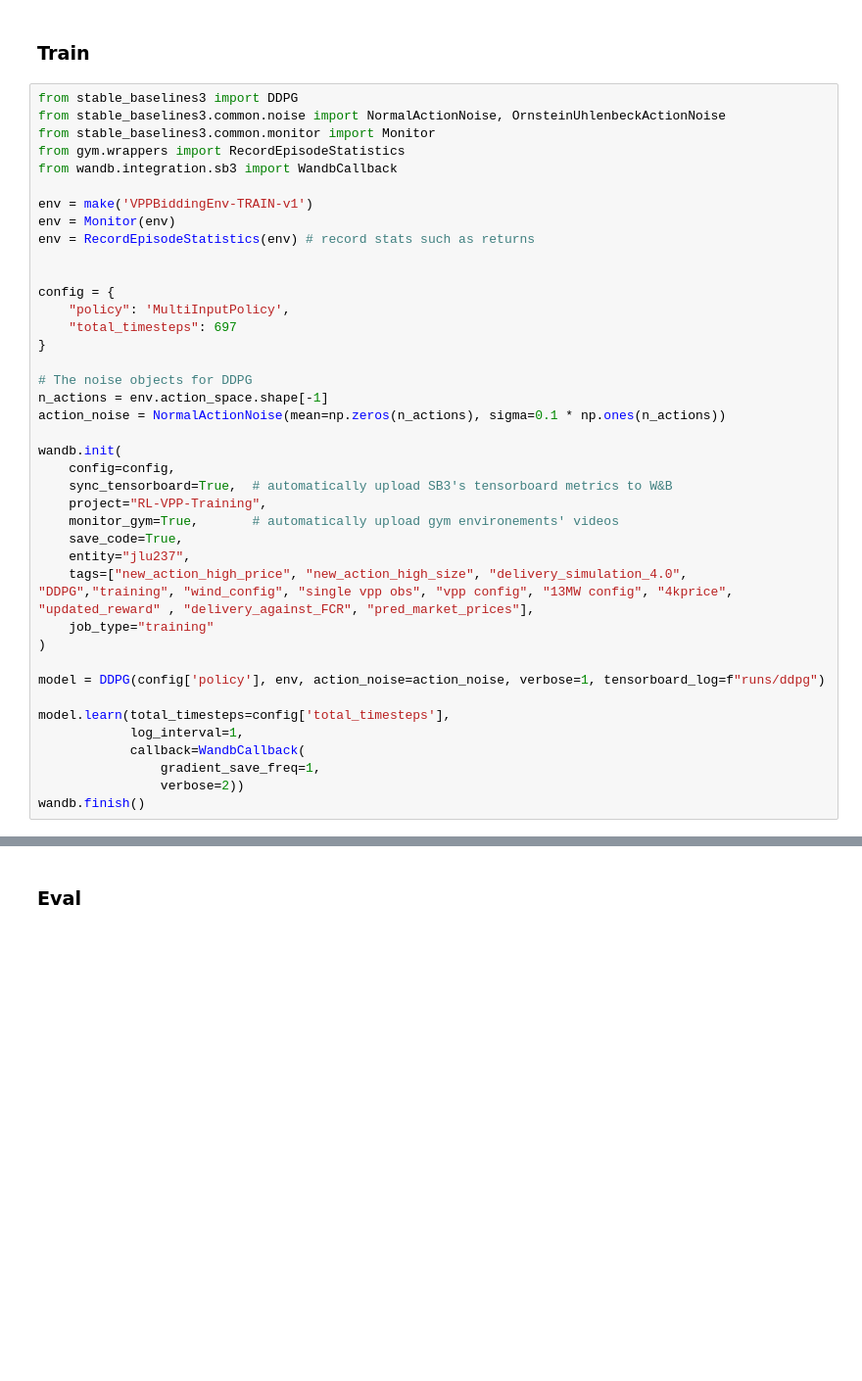
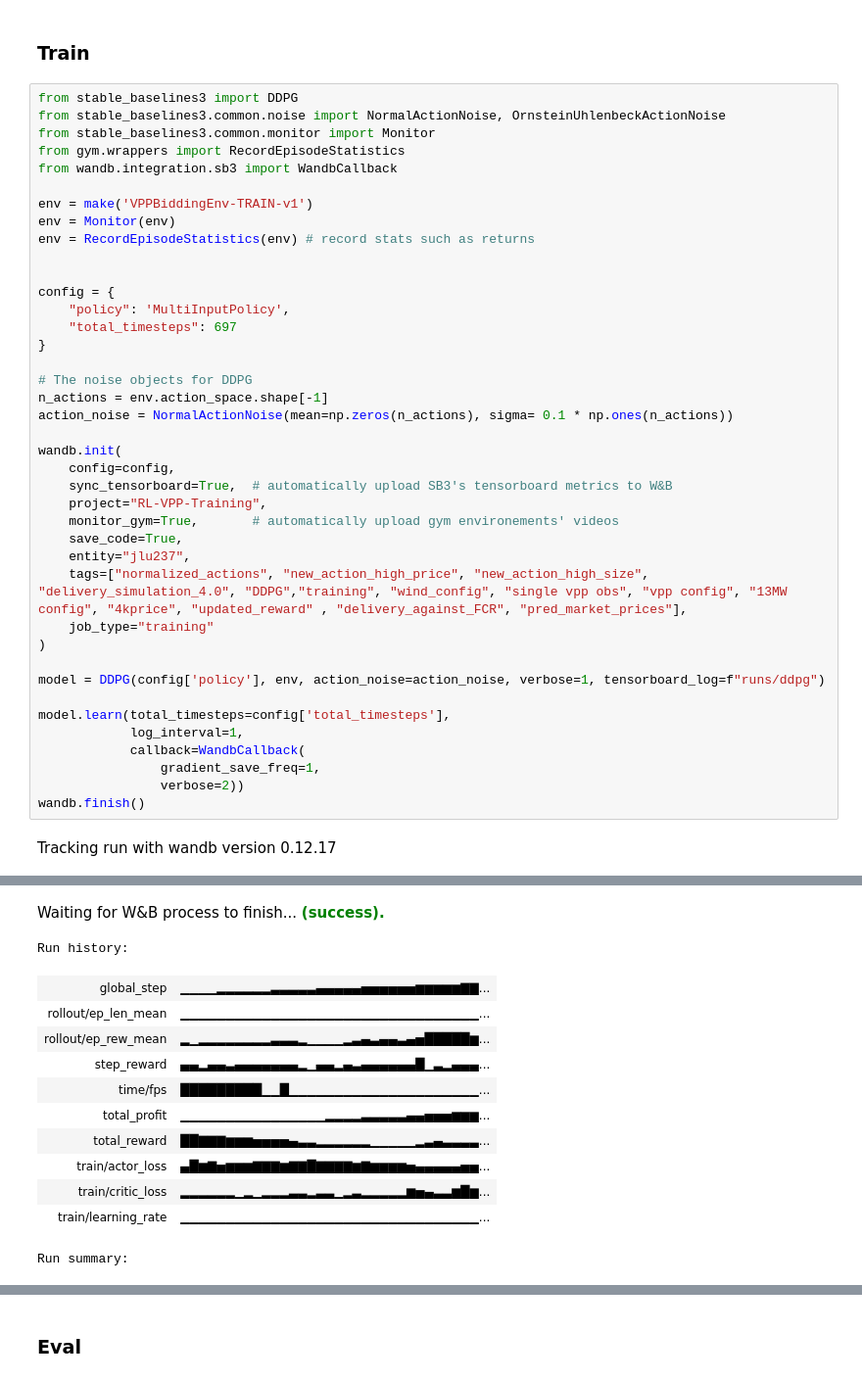
Before and after one commit to jlp237/MA-VPP-RL-bidding, a Jupyter notebook: 02_VPPBiddingEnv.ipynb, the cells around one changed output, grey strips where cells are left out. Shown at 98% size. Saved outputs shown, nothing was run; the diff lists cells and outputs as text; blank space fills up the shorter version.

```diff
--- a/02_VPPBiddingEnv.ipynb
+++ b/02_VPPBiddingEnv.ipynb
@@ -1071,7 +1187,7 @@ config = {
 
 # The noise objects for DDPG
 n_actions = env.action_space.shape[-1]
-action_noise = NormalActionNoise(mean=np.zeros(n_actions), sigma=0.1 * np.ones(n_actions))
+action_noise = NormalActionNoise(mean=np.zeros(n_actions), sigma= 0.1 * np.ones(n_actions))
 
 wandb.init(
     config=config,
@@ -1080,7 +1196,7 @@ wandb.init(
     monitor_gym=True,       # automatically upload gym environements' videos
     save_code=True,
     entity="jlu237",
-    tags=["new_action_high_price", "new_action_high_size", "delivery_simulation_4.0", "DDPG","training", "wind_config", "single vpp obs", "vpp config", "13MW config", "4kprice", "updated_reward" , "delivery_against_FCR", "pred_market_prices"],
+    tags=["normalized_actions", "new_action_high_price", "new_action_high_size", "delivery_simulation_4.0", "DDPG","training", "wind_config", "single vpp obs", "vpp config", "13MW config", "4kprice", "updated_reward" , "delivery_against_FCR", "pred_market_prices"],
     job_type="training"
 )
 
@@ -1092,3 +1208,5 @@ model.learn(total_timesteps=config['total_timesteps'],
                 gradient_save_freq=1,
                 verbose=2))
 wandb.finish()
+# %% [output]
+Tracking run with wandb version 0.12.17
@@ -1094,0 +1233,13 @@ wandb.finish()
+Waiting for W&B process to finish... (success).
+Run history:
+| global_step | ▁▁▁▁▂▂▂▂▂▂▃▃▃▃▃▄▄▄▄▄▅▅▅▅▅▅▆▆▆▆▆▇▇... |
+| rollout/ep_len_mean | ▁▁▁▁▁▁▁▁▁▁▁▁▁▁▁▁▁▁▁▁▁▁▁▁▁▁▁▁▁▁▁▁▁... |
+| rollout/ep_rew_mean | ▂▁▂▂▂▂▂▂▂▂▃▃▃▂▁▁▁▁▂▃▄▃▄▄▃▄▅█████▆... |
+| step_reward | ▄▄▂▄▄▃▄▄▄▄▄▄▄▂▁▄▄▂▄▃▄▄▄▄▄▄█▁▃▂▄▄▄... |
+| time/fps | █████████▁▁█▁▁▁▁▁▁▁▁▁▁▁▁▁▁▁▁▁▁▁▁▁... |
+| total_profit | ▁▁▁▁▁▁▁▁▁▁▁▁▁▁▁▁▂▂▂▂▃▃▃▃▃▄▄▅▅▅▆▆▆... |
+| total_reward | ██▇▇▇▆▆▆▅▅▅▅▄▃▃▂▂▂▂▂▂▁▁▁▁▁▂▃▄▃▃▃▃... |
+| train/actor_loss | ▄█▆▇▅▆▆▆▇▇▇▆▇▇█▇▇▇▇▆▇▆▆▆▆▅▄▄▄▄▄▅▅... |
+| train/critic_loss | ▂▂▂▂▂▂▁▂▁▂▂▂▃▃▂▃▃▁▂▃▂▂▂▂▂▆▅▄▃▃▆█▆... |
+| train/learning_rate | ▁▁▁▁▁▁▁▁▁▁▁▁▁▁▁▁▁▁▁▁▁▁▁▁▁▁▁▁▁▁▁▁▁... |
+Run summary:
```
Also changed, not shown: parts of 11 cells of this notebook.
